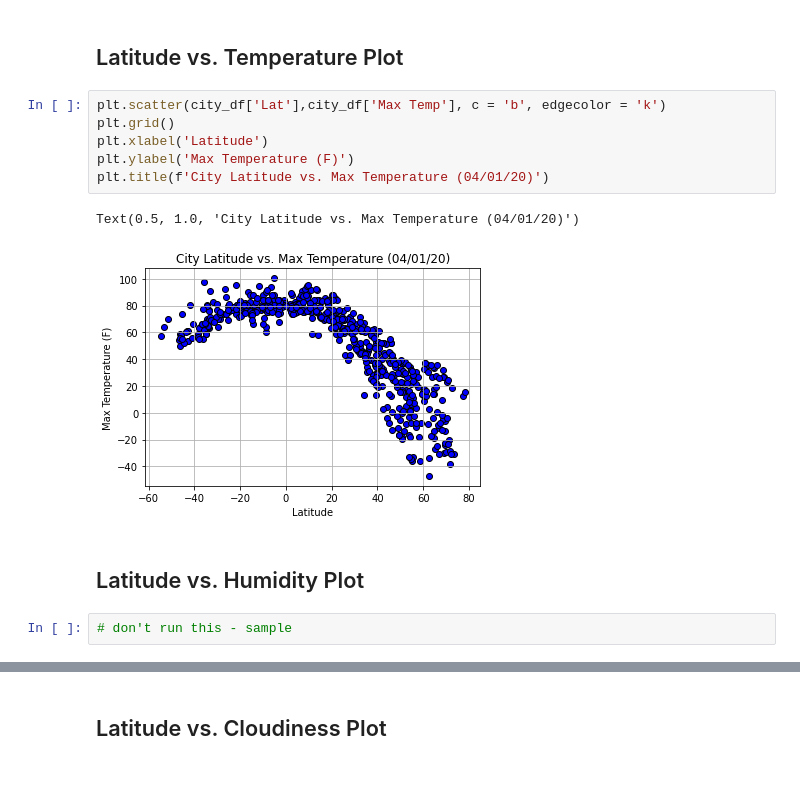
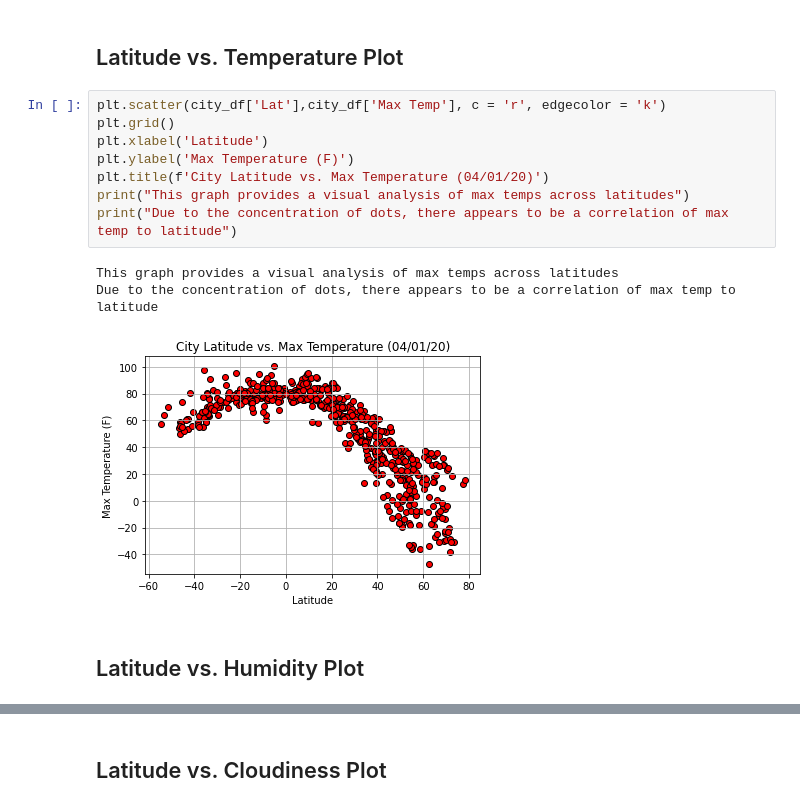
Before and after one commit to JGarvert/python-api-challenge, a Jupyter notebook: WeatherPy/WeatherPy.ipynb, the cells around one changed output, grey strips where cells are left out. Cells and saved outputs as stored; diff of their text form; blank space fills up the shorter version.

Commit message:
updated 4 graphs

```diff
--- a/WeatherPy/WeatherPy.ipynb
+++ b/WeatherPy/WeatherPy.ipynb
@@ -269,15 +269,16 @@ From the above cell, there are no cities with humidity above 100. The max humidi
 # %% [markdown]
 ## Latitude vs. Temperature Plot
 # %%
-plt.scatter(city_df['Lat'],city_df['Max Temp'], c = 'b', edgecolor = 'k')
+plt.scatter(city_df['Lat'],city_df['Max Temp'], c = 'r', edgecolor = 'k')
 plt.grid()
 plt.xlabel('Latitude')
 plt.ylabel('Max Temperature (F)')
 plt.title(f'City Latitude vs. Max Temperature (04/01/20)')
+print("This graph provides a visual analysis of max temps across latitudes")
+print("Due to the concentration of dots, there appears to be a correlation of max temp to latitude")
 # %% [output]
-Text(0.5, 1.0, 'City Latitude vs. Max Temperature (04/01/20)')
+This graph provides a visual analysis of max temps across latitudes
+Due to the concentration of dots, there appears to be a correlation of max temp to latitude
-[figure, old version]
+[figure, new version]
 # %% [markdown]
 ## Latitude vs. Humidity Plot
-# %%
-# don't run this - sample
```
Also changed, not shown: parts of 7 cells of this notebook.
